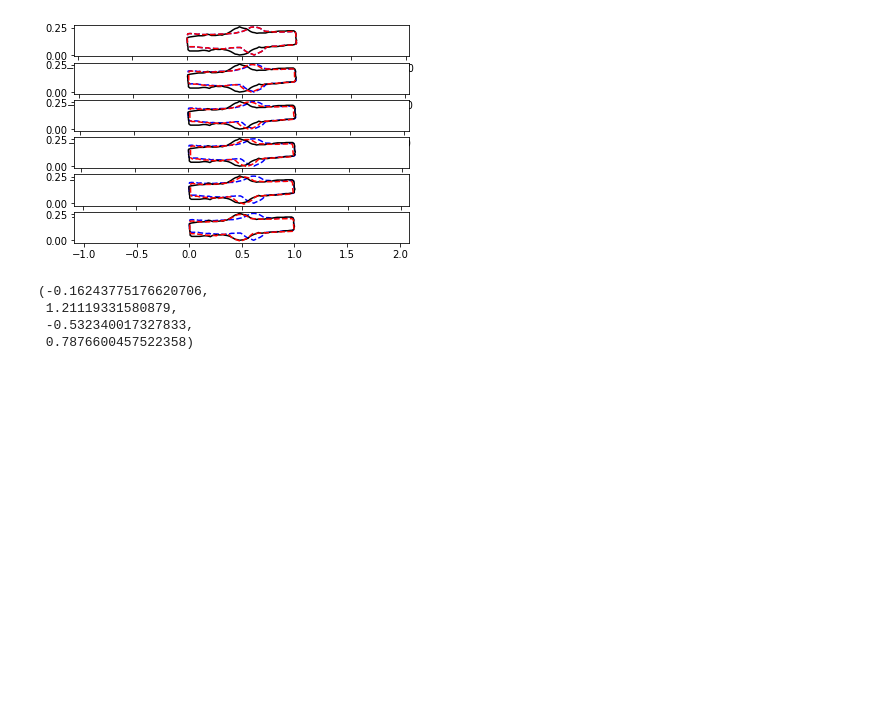
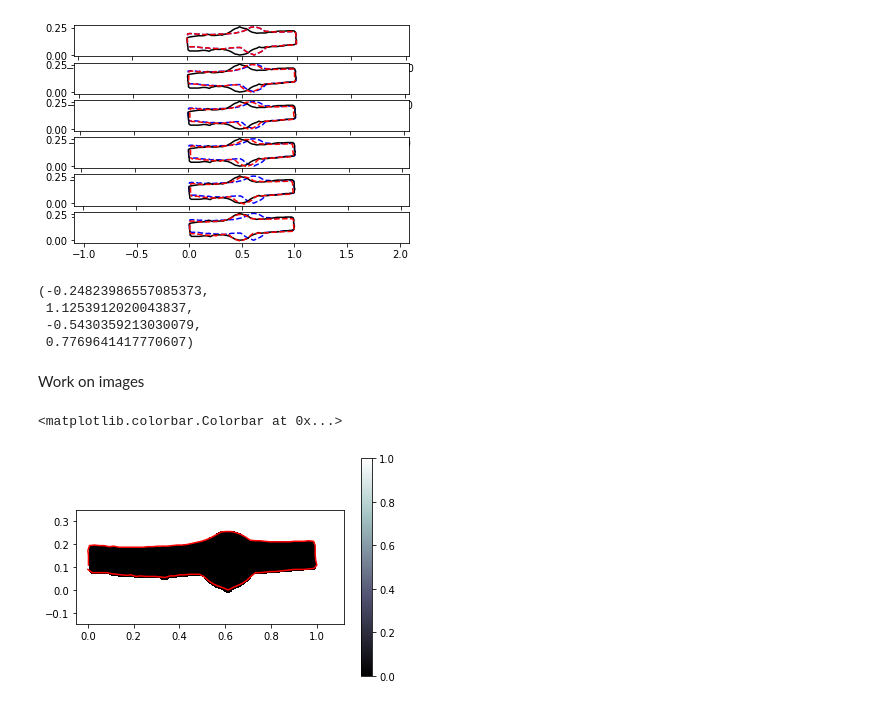
Before and after one commit to bgris/implicitmodules, a Jupyter notebook: script/torch/2Dshapes.ipynb, the cells around one changed output. Drawn from its saved outputs; the diff is of its cells as text; code cells hidden in the pictures; blank space fills up the shorter version.

Commit message:
example with images for 2Dshapes WIP

```diff
--- a/script/torch/2Dshapes.ipynb
+++ b/script/torch/2Dshapes.ipynb
@@ -309,12 +309,27 @@ growth_deformed_grid = deformation_grid.togrid()
 %matplotlib qt5
 ax = plt.subplot(1, 1, 1)
 plt.plot(source.detach().numpy()[:, 0], source.detach().numpy()[:, 1], '--b')
-#plt.plot(target.detach().numpy()[:,0], target.detach().numpy()[:,1], 'k')
+plt.plot(target.detach().numpy()[:,0], target.detach().numpy()[:,1], 'k')
 plt.plot(growth_deformed_source[:, 0].numpy(), growth_deformed_source[:, 1].numpy(), '--r')
 dm.Utilities.plot_grid(ax, growth_deformed_grid[0], growth_deformed_grid[1], color='xkcd:light blue', lw=0.4)
 plt.axis('equal')
 # %% [output]
-(-0.16243775176620706,
- 1.21119331580879,
- -0.532340017327833,
- 0.7876600457522358)
+(-0.24823986557085373,
+ 1.1253912020043837,
+ -0.5430359213030079,
+ 0.7769641417770607)
+# %% [markdown]
+Work on images
+# %%
+source_image = dm.Utilities.load_greyscale_image( path_datafiles + 'Images/watch01.png', origin='lower')
+target_image = dm.Utilities.load_greyscale_image( path_datafiles + 'Images/watch03.png', origin='lower')
+# %%
+
+extent_source = dm.Utilities.AABB( -0.05, 1.12,-0.15, 0.35)
+
+plt.imshow(source_image.numpy(), origin='lower', cmap='bone', extent=extent_source.totuple())
+plt.plot(source.detach().numpy()[:,0], source.detach().numpy()[:,1], 'r')
+plt.colorbar()
+# %% [output]
+<matplotlib.colorbar.Colorbar at 0x...>
+[figure, added]
```
Also changed, not shown: parts of 13 cells of this notebook.
